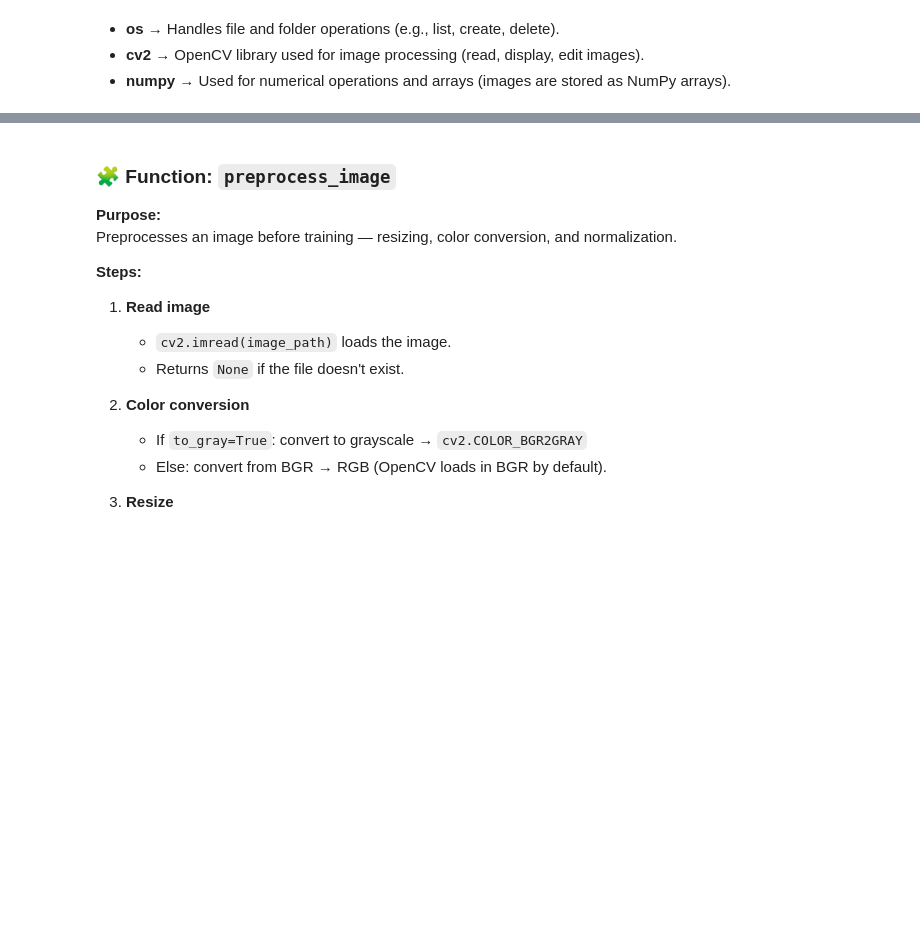
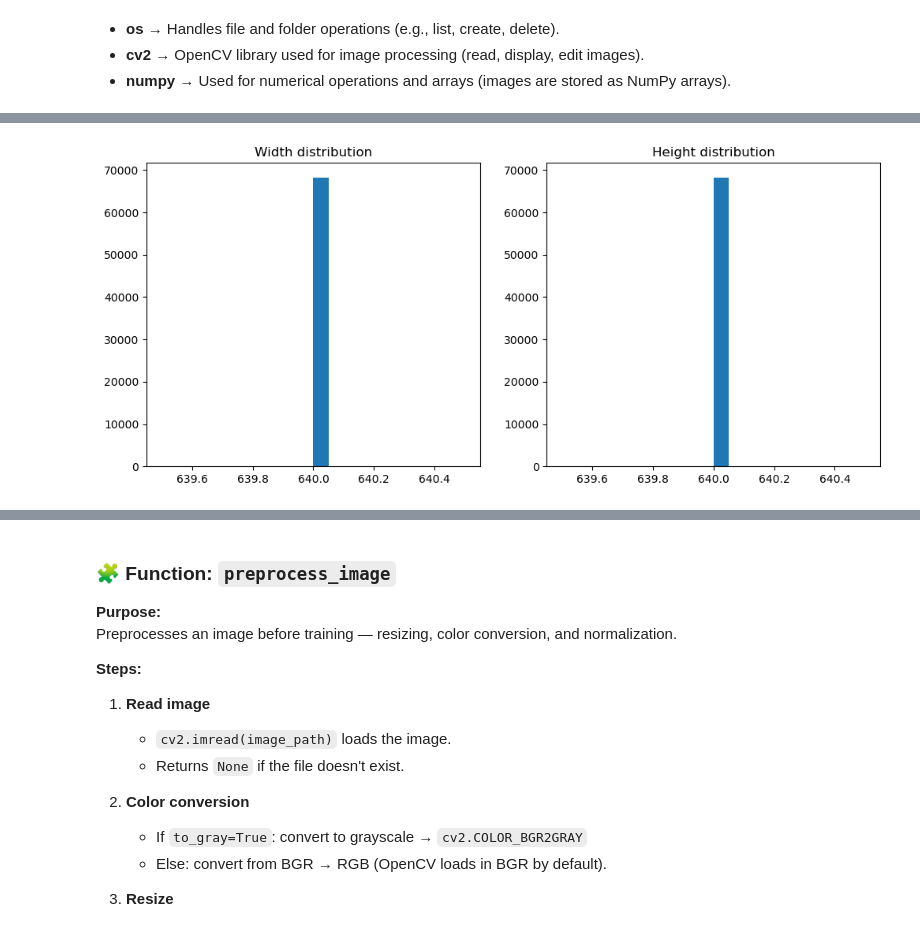
Before and after one commit to Natashaa7/9-Facial-Expression-Detection, a Jupyter notebook: Facial-Expression-Detection.ipynb, the cells around one changed output, grey strips where cells are left out. Drawn from its saved outputs; the diff is of its cells as text; code cells hidden in the pictures; blank space fills up the shorter version.

Commit message:
training model

```diff
--- a/Facial-Expression-Detection.ipynb
+++ b/Facial-Expression-Detection.ipynb
@@ -12,0 +15,21 @@ import numpy as np
+# %%
+import os
+from PIL import Image
+import matplotlib.pyplot as plt
+import numpy as np
+
+# Paths to dataset folders
+dataset_folders = [
+    "/Users/natashababu/Documents/internship/facial-expression/preprocessed-dataset/test/images",
+    "/Users/natashababu/Documents/internship/facial-expression/preprocessed-dataset/train/images",
+    "/Users/natashababu/Documents/internship/facial-expression/preprocessed-dataset/valid/images"
+]
+
+# Collect all image file paths from all folders
+image_files = []
+for folder in dataset_folders:
+    for f in os.listdir(folder):
+        if f.endswith(('.png', '.jpg', '.jpeg')):
+            image_files.append(os.path.join(folder, f))
+
+print(f"Total images: {len(image_files)}")
@@ -12,0 +53,20 @@ import numpy as np
+# %%
+widths, heights = [], []
+
+for img_path in image_files:
+    img = Image.open(img_path)
+    w, h = img.size
+    widths.append(w)
+    heights.append(h)
+
+# Plot histogram
+plt.figure(figsize=(12,5))
+plt.subplot(1,2,1)
+plt.hist(widths, bins=20)
+plt.title("Width distribution")
+plt.subplot(1,2,2)
+plt.hist(heights, bins=20)
+plt.title("Height distribution")
+plt.show()
+# %% [output]
+[figure, added]
```
Also changed, not shown: parts of 30 cells of this notebook.
